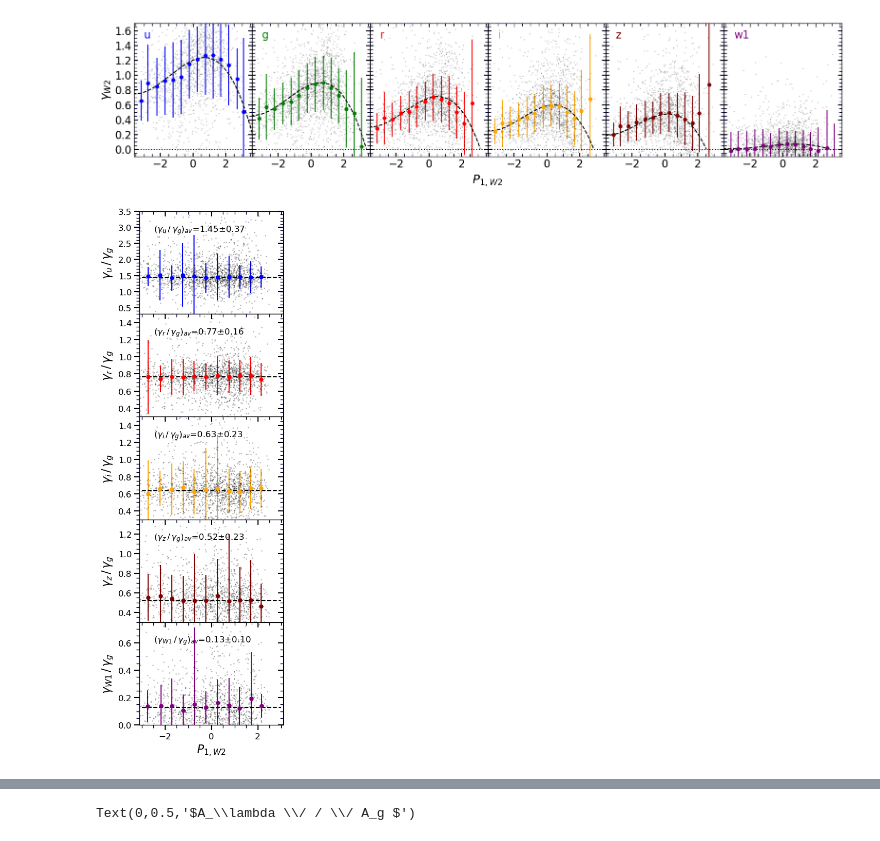
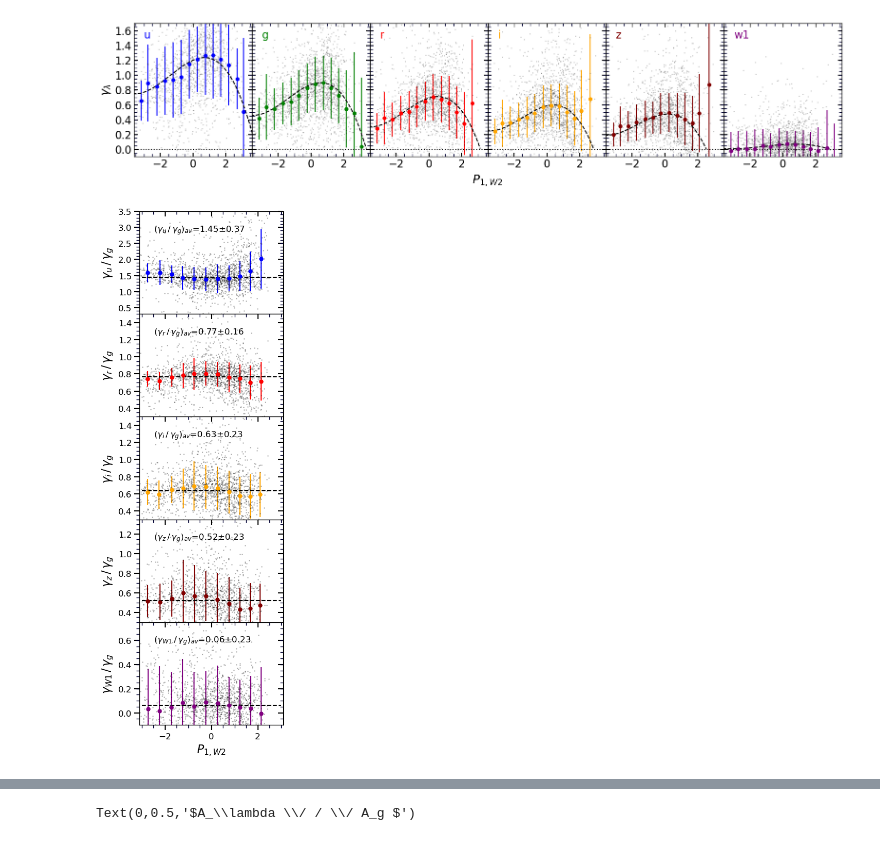
Before and after one commit to ekourkchi/reddening, a Jupyter notebook: gamma_P1.ipynb, the cells around one changed output, grey strips where cells are left out. Drawn from its saved outputs; the diff is of its cells as text; code cells hidden in the pictures.

```diff
--- a/gamma_P1.ipynb
+++ b/gamma_P1.ipynb
@@ -103,21 +138,31 @@ pc0=pc0[indx]
 # %%
-R_ug  = gamma_u/gamma_g
-R_rg  = gamma_r/gamma_g
-R_ig  = gamma_i/gamma_g
-R_zg  = gamma_z/gamma_g
-R_w1g = gamma_w1/gamma_g
+R_ug_  = gamma_u/gamma_g
+R_rg_  = gamma_r/gamma_g
+R_ig_  = gamma_i/gamma_g
+R_zg_  = gamma_z/gamma_g
+R_w1g_ = gamma_w1/gamma_g
 
-R_ug  = R_ug[np.where(R_ug>0)]
-R_rg  = R_rg[np.where(R_rg>0)]
-R_ig  = R_ig[np.where(R_ig>0)]
-R_zg  = R_zg[np.where(R_zg>0)]
-R_w1g = R_w1g[np.where(R_w1g>0)]
+R_ug  = R_ug_[np.where(R_ug_>0)]
+R_rg  = R_rg_[np.where(R_rg_>0)]
+R_ig  = R_ig_[np.where(R_ig_>0)]
+R_zg  = R_zg_[np.where(R_zg_>0)]
 
-pc0_ug  = pc0[np.where(R_ug>0)]
-pc0_rg  = pc0[np.where(R_rg>0)]
-pc0_ig  = pc0[np.where(R_ig>0)]
-pc0_zg  = pc0[np.where(R_zg>0)]
-pc0_w1g = pc0[np.where(R_w1g>0)]
+
+pc0_ug  = pc0[np.where(R_ug_>0)]
+pc0_rg  = pc0[np.where(R_rg_>0)]
+pc0_ig  = pc0[np.where(R_ig_>0)]
+pc0_zg  = pc0[np.where(R_zg_>0)]
+
+
+
+pc0_ug, R_ug = cleanData(pc0_ug, R_ug)
+pc0_rg, R_rg = cleanData(pc0_rg, R_rg)
+pc0_ig, R_ig = cleanData(pc0_ig, R_ig)
+pc0_zg, R_zg = cleanData(pc0_zg, R_zg)
+pc0_w1g, R_w1g = cleanData(pc0, R_w1g_)
+# R_w1g = R_w1g_[np.where(R_w1g_>0)]
+# pc0_w1g = pc0_w1g_[np.where(R_w1g_>0)]
+# pc0_w1g, R_w1g = pc0, R_w1g_
 # %%
 from astropy.stats import sigma_clip
 def sigclip(array):
@@ -180,7 +225,7 @@ def add_axis(ax, xlim, ylim):
 
 def plot_ratio(ax, pc0_ur, R_ur, C_u, eC_u, color='b', ylabel=r'$\gamma_u \/ / \/ \gamma_r$', xlim=(-3.1,3.1), ylim=(0,5)):
 
-    ax.plot(pc0_ur, R_ur, 'o', color='black', markersize=1, alpha=0.20)
+    ax.plot(pc0_ur, R_ur, 'o', color='black', markersize=1, alpha=0.10)
     ax.plot([-3,3],[C_u,C_u],'k--')
     ax.set_xlim(xlim)
     ax.set_ylim(ylim)
@@ -222,30 +267,30 @@ def plot_ratio(ax, pc0_ur, R_ur, C_u, eC_u, color='b', ylabel=r'$\gamma_u \/ / \
 # %%
 fig = py.figure(figsize=(3., 12), dpi=100)
 fig.subplots_adjust(wspace=0, top=0.95, bottom=0.12, left=0.05, right=0.98)
 gs = gridspec.GridSpec(5,1) ; p = 0
 
 plt.subplots_adjust(hspace=.0, wspace=0)
 
 ax = plt.subplot(gs[p]) ; p+=1
 plot_ratio(ax, pc0_ug, R_ug, C_u, eC_u, color='b', ylabel=r'$\gamma_u \/ / \/ \gamma_g$', ylim=(0.3,3.5))
 
 ax = plt.subplot(gs[p]) ; p+=1
 plot_ratio(ax, pc0_rg, R_rg, C_r, eC_r, color='r', ylabel=r'$\gamma_r \/ / \/ \gamma_g$', ylim=(0.3,1.5))
 
 ax = plt.subplot(gs[p]) ; p+=1
 plot_ratio(ax, pc0_ig, R_ig, C_i, eC_i, color='orange', ylabel=r'$\gamma_i \/ / \/ \gamma_g$', ylim=(0.3,1.5))
 
 ax = plt.subplot(gs[p]) ; p+=1
 plot_ratio(ax, pc0_zg, R_zg, C_z, eC_z, color='maroon', ylabel=r'$\gamma_z \/ / \/ \gamma_g$', ylim=(0.3,1.35))
 
 ax = plt.subplot(gs[p]) ; p+=1
-plot_ratio(ax, pc0_w1g, R_w1g, C_w1, eC_w1, color='purple', ylabel=r'$\gamma_{W1} \/ / \/ \gamma_g$', ylim=(0,0.75))
+plot_ratio(ax, pc0_w1g, R_w1g, C_w1, eC_w1, color='purple', ylabel=r'$\gamma_{W1} \/ / \/ \gamma_g$', ylim=(-0.1,0.75))
 
 
 fig.savefig("gamma_ratio.png")
 fig.savefig("gamma_ratio.eps")
 # %% [output]
-[figure, old version]
+[figure, new version]
 # %%
 def plotMe(ax, gamma_lst, Egamma_lst):
 
```
Also changed, not shown: parts of 5 cells of this notebook, 12 other files.
